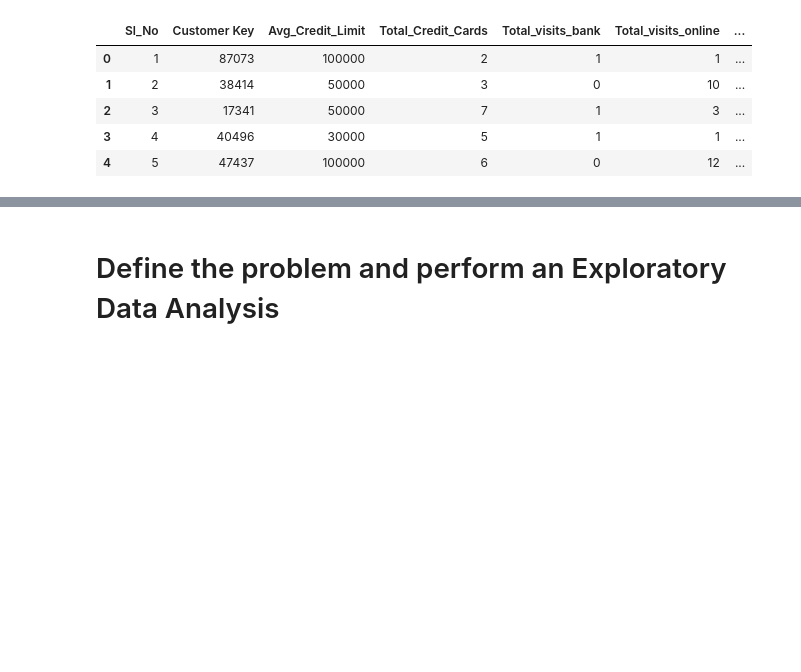
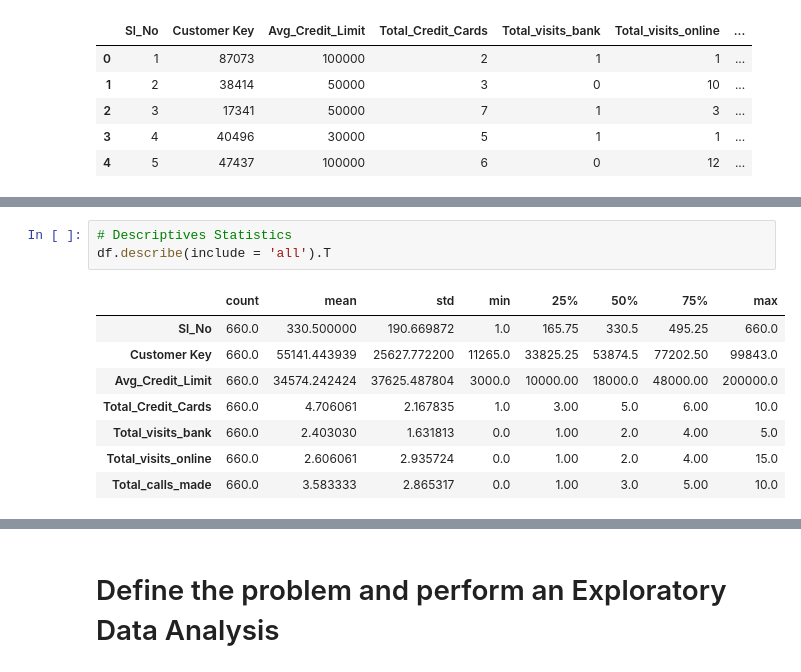
Before and after one commit to cfreeman22/AllLifeBankCustomer_Segmentation, a Jupyter notebook: AllLifeBankCustomerSegmentation.ipynb, the cells around one changed output, grey strips where cells are left out. Cells and saved outputs as stored; diff of their text form; blank space fills up the shorter version.

```diff
--- a/AllLifeBankCustomerSegmentation.ipynb
+++ b/AllLifeBankCustomerSegmentation.ipynb
@@ -45,0 +112,12 @@ raw.head()
+# %%
+# Descriptives Statistics
+df.describe(include = 'all').T
+# %% [output]
+|  | count | mean | std | min | 25% | 50% | 75% | max |
+| Sl_No | 660.0 | 330.500000 | 190.669872 | 1.0 | 165.75 | 330.5 | 495.25 | 660.0 |
+| Customer Key | 660.0 | 55141.443939 | 25627.772200 | 11265.0 | 33825.25 | 53874.5 | 77202.50 | 99843.0 |
+| Avg_Credit_Limit | 660.0 | 34574.242424 | 37625.487804 | 3000.0 | 10000.00 | 18000.0 | 48000.00 | 200000.0 |
+| Total_Credit_Cards | 660.0 | 4.706061 | 2.167835 | 1.0 | 3.00 | 5.0 | 6.00 | 10.0 |
+| Total_visits_bank | 660.0 | 2.403030 | 1.631813 | 0.0 | 1.00 | 2.0 | 4.00 | 5.0 |
+| Total_visits_online | 660.0 | 2.606061 | 2.935724 | 0.0 | 1.00 | 2.0 | 4.00 | 15.0 |
+| Total_calls_made | 660.0 | 3.583333 | 2.865317 | 0.0 | 1.00 | 3.0 | 5.00 | 10.0 |
```
Also changed, not shown: parts of 8 cells of this notebook.
